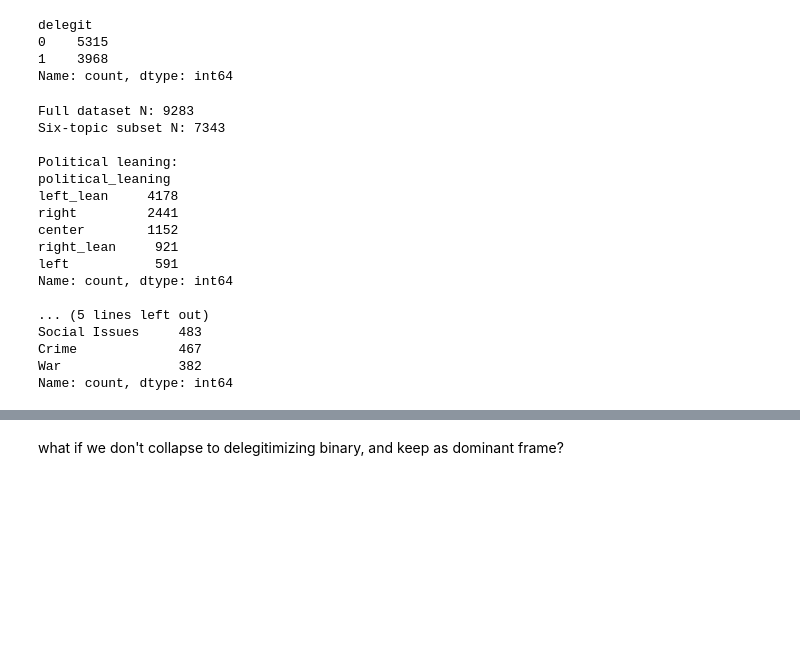
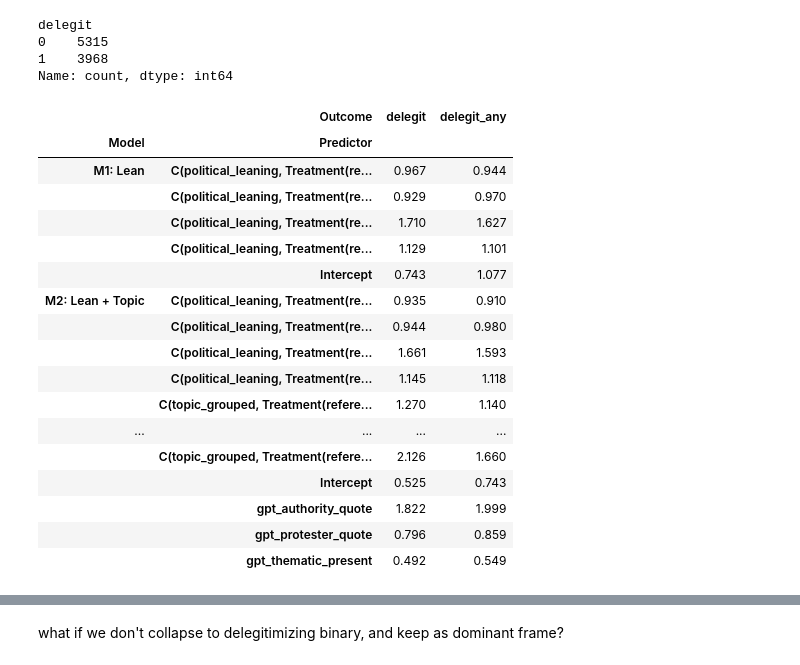
Before and after one commit to jjzhao12/protests_chai, a Jupyter notebook: analysis/specs.ipynb, the cells around one changed output, grey strips where cells are left out. Drawn from its saved outputs; the diff is of its cells as text; code cells hidden in the pictures; blank space fills up the shorter version.

```diff
--- a/analysis/specs.ipynb
+++ b/analysis/specs.ipynb
@@ -83,7 +143,7 @@ binary_cols = [
 ]
 
 LEAN = 'C(political_leaning, Treatment(reference="center"))'
-TOPIC = 'C(Q("gpt-topic"), Treatment(reference="Labor"))'
+TOPIC = 'C(topic_grouped, Treatment(reference="War"))'
 
 
 # -----------------------
@@ -117,21 +177,3 @@ print(df["political_leaning"].value_counts())
 
 print("\nTopics in sub_df:")
 print(sub_df["gpt-topic"].value_counts())
-# %% [output]
-Full dataset N: 9283
-Six-topic subset N: 7343
-
-Political leaning:
-political_leaning
-left_lean     4178
-right         2441
-center        1152
-right_lean     921
-left           591
-Name: count, dtype: int64
-
-... (5 lines left out)
-Social Issues     483
-Crime             467
-War               382
-Name: count, dtype: int64
@@ -138,3 +213,30 @@ Name: count, dtype: int64
+# %%
+comparison = results.pivot(
+    index=["Model", "Predictor"],
+    columns="Outcome",
+    values="OR"
+)
+
+comparison.round(3)
+# %% [output]
+|  | Outcome | delegit | delegit_any |
+| Model | Predictor |  |  |
+| M1: Lean | C(political_leaning, Treatment(re... | 0.967 | 0.944 |
+|  | C(political_leaning, Treatment(re... | 0.929 | 0.970 |
+|  | C(political_leaning, Treatment(re... | 1.710 | 1.627 |
+|  | C(political_leaning, Treatment(re... | 1.129 | 1.101 |
+|  | Intercept | 0.743 | 1.077 |
+| M2: Lean + Topic | C(political_leaning, Treatment(re... | 0.935 | 0.910 |
+|  | C(political_leaning, Treatment(re... | 0.944 | 0.980 |
+|  | C(political_leaning, Treatment(re... | 1.661 | 1.593 |
+|  | C(political_leaning, Treatment(re... | 1.145 | 1.118 |
+|  | C(topic_grouped, Treatment(refere... | 1.270 | 1.140 |
+| ... | ... | ... | ... |
+|  | C(topic_grouped, Treatment(refere... | 2.126 | 1.660 |
+|  | Intercept | 0.525 | 0.743 |
+|  | gpt_authority_quote | 1.822 | 1.999 |
+|  | gpt_protester_quote | 0.796 | 0.859 |
+|  | gpt_thematic_present | 0.492 | 0.549 |
 # %%
 # =========================================================
 # DELEGITIMIZING FRAME — BINARY LOGISTIC REGRESSIONS
```
Also changed, not shown: parts of 5 cells of this notebook, 6 other files.
